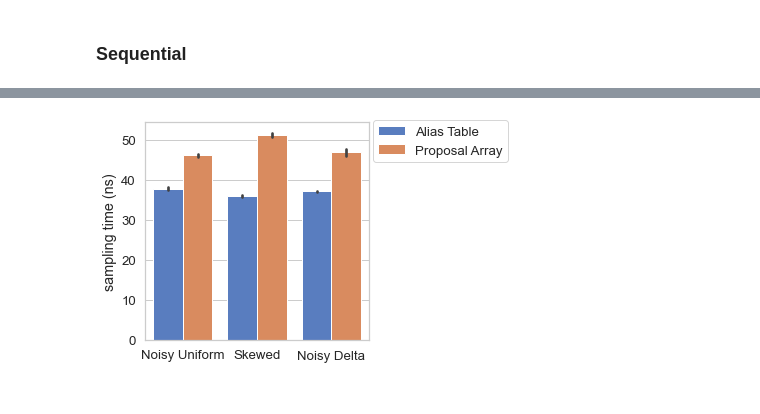
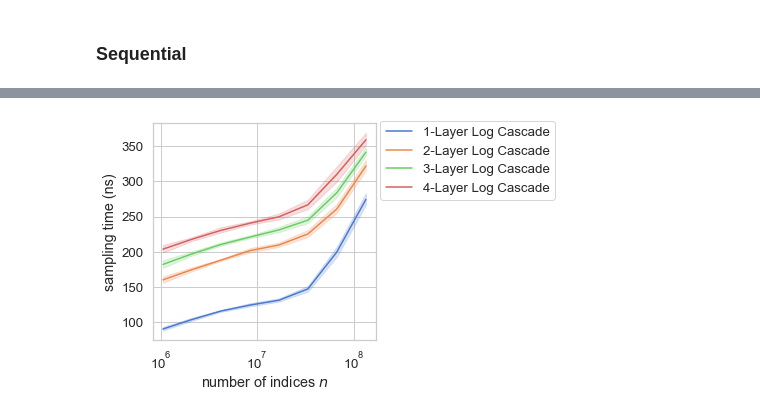
Before and after one commit to Daniel-Allendorf/proposal-array, a Jupyter notebook: Plots.ipynb, the cells around one changed output, grey strips where cells are left out. Cells and saved outputs as stored; diff of their text form; code cells hidden in the pictures.

```diff
--- a/Plots.ipynb
+++ b/Plots.ipynb
@@ -57,8 +70,9 @@ def load_benchmark(filename, norm=0, n_filter=None):
 # %% [markdown]
 ### Sequential
 # %%
-data = load_benchmark("benchmark_construction")
+data = load_benchmark("results/construction")
 
+plt.rcParams['figure.figsize'] = [4.0, 4.0]
 fig, ax = plt.subplots()
 g_results=sns.scatterplot(x="Dist", y="s", data=data, hue="n", style="Algo", palette="muted")
 g_results.set(xlabel='', ylabel='construction time (s)')
@@ -67,5 +81,5 @@ handles, labels = ax.get_legend_handles_labels()
 handles = [handles[6], handles[7], handles[4], handles[3], handles[2], handles[1]]
 labels = ["Alias Table", "Proposal Array", "$n = 10^8$", "$n = 10^7$", "$n = 10^6$", "$n = 10^5$"]
 ax.legend(handles=handles[0:], labels=labels[0:], bbox_to_anchor=(1.02, 1.01), loc=2, borderaxespad=0., ncol=1)
-g_results.get_figure().savefig("construction.pdf", format='pdf', dpi=1200, bbox_inches="tight")
+g_results.get_figure().savefig("figures/construction.pdf", format='pdf', dpi=1200, bbox_inches="tight")
 # %% [output]
@@ -72,0 +110,11 @@ g_results.get_figure().savefig("construction.pdf", format='pdf', dpi=1200, bbox_
+# %%
+data = load_benchmark("results/increasing")
+
+plt.rcParams['figure.figsize'] = [4.0, 4.0]
+fig, ax = plt.subplots()
+g_results=sns.lineplot(x="n", y="s", data=data, hue="Algo", palette="muted")
+g_results.set(xlabel='update size $\Delta$', ylabel='update time (s)')
+g_results.set(xscale='log', yscale='log', xticks=[1, 10, 100, 1000, 10000, 100000, 1000000, 10000000], yticks=[0.1, 0.01, 0.001, 0.0001, 0.00001, 0.000001])
+handles, labels = ax.get_legend_handles_labels()
+ax.legend(handles=handles[0:], labels=labels[0:], bbox_to_anchor=(1.02, 1.01), loc=2, borderaxespad=0., ncol=1)
+g_results.get_figure().savefig("figures/increasing.pdf", format='pdf', dpi=1200, bbox_inches="tight")
@@ -72,0 +123,16 @@ g_results.get_figure().savefig("construction.pdf", format='pdf', dpi=1200, bbox_
+# %%
+data = load_benchmark("results/constant")
+
+print(data[data["Algo"] == "Proposal Array"].s.mean())
+print(data[data["Algo"] == "Proposal Array$*$"].s.mean())
+
+plt.rcParams['figure.figsize'] = [4.0, 4.0]
+fig, ax = plt.subplots()
+g_results=sns.lineplot(x="n", y="s", data=data, hue="Algo", palette="muted")
+g_results.set(xlabel='update step $t$', ylabel='update time (s)')
+g_results.set(xscale='linear', yscale='log')
+handles, labels = ax.get_legend_handles_labels()
+ax.axhline(data[data["Algo"] == "Proposal Array"].s.mean(), color="b", ls='--')
+ax.axhline(data[data["Algo"] == "Proposal Array$*$"].s.mean(), color="orange", ls='--')
+ax.legend(handles=handles[0:], labels=labels[0:], bbox_to_anchor=(1.02, 1.01), loc=2, borderaxespad=0., ncol=1)
+g_results.get_figure().savefig("figures/constant.pdf", format='pdf', dpi=1200, bbox_inches="tight")
@@ -73,13 +246,13 @@ g_results.get_figure().savefig("construction.pdf", format='pdf', dpi=1200, bbox_
 # %%
-data = load_benchmark("benchmark_sampling", 1 / 1000)
+data = load_benchmark("results/lc_layers", 1 / 1000)
 
+plt.rcParams['figure.figsize'] = [4.0, 4.0]
 fig, ax = plt.subplots()
-g_results=sns.barplot(x="Dist", y="s", data=data, hue="Algo", palette="muted")
-g_results.set(xlabel='', ylabel='sampling time (ns)')
+g_results=sns.lineplot(x="n", y="s", data=data, hue="Algo", palette="muted")
+g_results.set(xlabel='number of indices $n$', ylabel='sampling time (ns)')
+g_results.set(xscale='log', yscale='linear')
 handles, labels = ax.get_legend_handles_labels()
-handles = [handles[0], handles[1]]
-labels = ["Alias Table", "Proposal Array"]
 ax.legend(handles=handles[0:], labels=labels[0:], bbox_to_anchor=(1.02, 1.01), loc=2, borderaxespad=0., ncol=1)
-g_results.get_figure().savefig("sampling.pdf", format='pdf', dpi=1200, bbox_inches="tight")
+g_results.get_figure().savefig("figures/lc_layers.pdf", format='pdf', dpi=1200, bbox_inches="tight")
 # %% [output]
-[figure, old version]
+[figure, new version]
```
Also changed, not shown: parts of 11 cells of this notebook, 16 other files.
